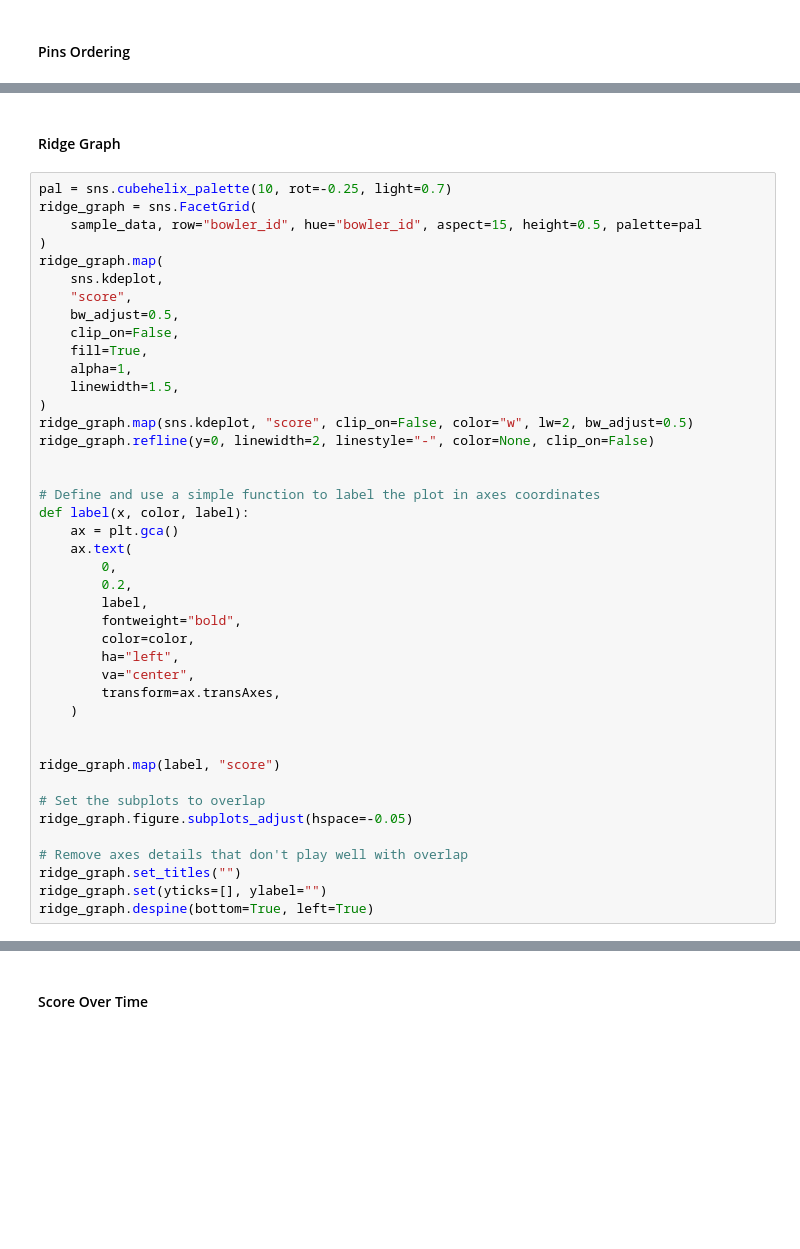
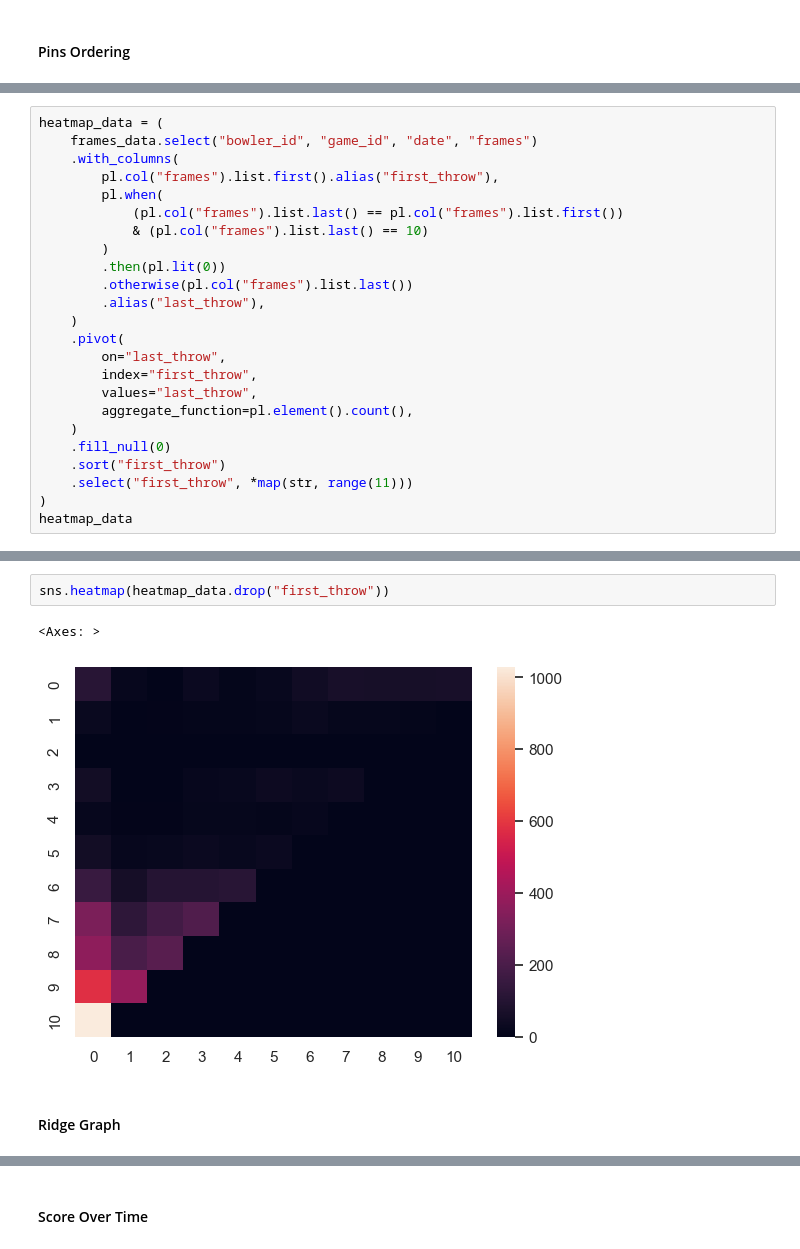
Before and after one commit to lucas-nelson-uiuc/pinsdb, a Jupyter notebook: test.ipynb, the cells around one changed output, grey strips where cells are left out. Saved outputs shown, nothing was run; the diff lists cells and outputs as text; blank space fills up the shorter version.

```diff
--- a/test.ipynb
+++ b/test.ipynb
@@ -287,0 +245,24 @@ for bowler in [registered_bowlers[:6][-1]]:
+# %%
+heatmap_data = (
+    frames_data.select("bowler_id", "game_id", "date", "frames")
+    .with_columns(
+        pl.col("frames").list.first().alias("first_throw"),
+        pl.when(
+            (pl.col("frames").list.last() == pl.col("frames").list.first())
+            & (pl.col("frames").list.last() == 10)
+        )
+        .then(pl.lit(0))
+        .otherwise(pl.col("frames").list.last())
+        .alias("last_throw"),
+    )
+    .pivot(
+        on="last_throw",
+        index="first_throw",
+        values="last_throw",
+        aggregate_function=pl.element().count(),
+    )
+    .fill_null(0)
+    .sort("first_throw")
+    .select("first_throw", *map(str, range(11)))
+)
+heatmap_data
@@ -288,44 +284,7 @@ for bowler in [registered_bowlers[:6][-1]]:
+# %%
+sns.heatmap(heatmap_data.drop("first_throw"))
+# %% [output]
+<Axes: >
+[figure, added]
 # %% [markdown]
 #### Ridge Graph
-# %%
-pal = sns.cubehelix_palette(10, rot=-0.25, light=0.7)
-ridge_graph = sns.FacetGrid(
-    sample_data, row="bowler_id", hue="bowler_id", aspect=15, height=0.5, palette=pal
-)
-ridge_graph.map(
-    sns.kdeplot,
-    "score",
-    bw_adjust=0.5,
-    clip_on=False,
-    fill=True,
-    alpha=1,
-    linewidth=1.5,
-)
-ridge_graph.map(sns.kdeplot, "score", clip_on=False, color="w", lw=2, bw_adjust=0.5)
-ridge_graph.refline(y=0, linewidth=2, linestyle="-", color=None, clip_on=False)
-
-
-# Define and use a simple function to label the plot in axes coordinates
-def label(x, color, label):
-    ax = plt.gca()
-    ax.text(
-        0,
-        0.2,
-        label,
-        fontweight="bold",
-        color=color,
-        ha="left",
-        va="center",
-        transform=ax.transAxes,
-    )
-
-
-ridge_graph.map(label, "score")
-
-# Set the subplots to overlap
-ridge_graph.figure.subplots_adjust(hspace=-0.05)
-
-# Remove axes details that don't play well with overlap
-ridge_graph.set_titles("")
-ridge_graph.set(yticks=[], ylabel="")
-ridge_graph.despine(bottom=True, left=True)
```
Also changed, not shown: parts of 18 cells of this notebook, 11 other files.
